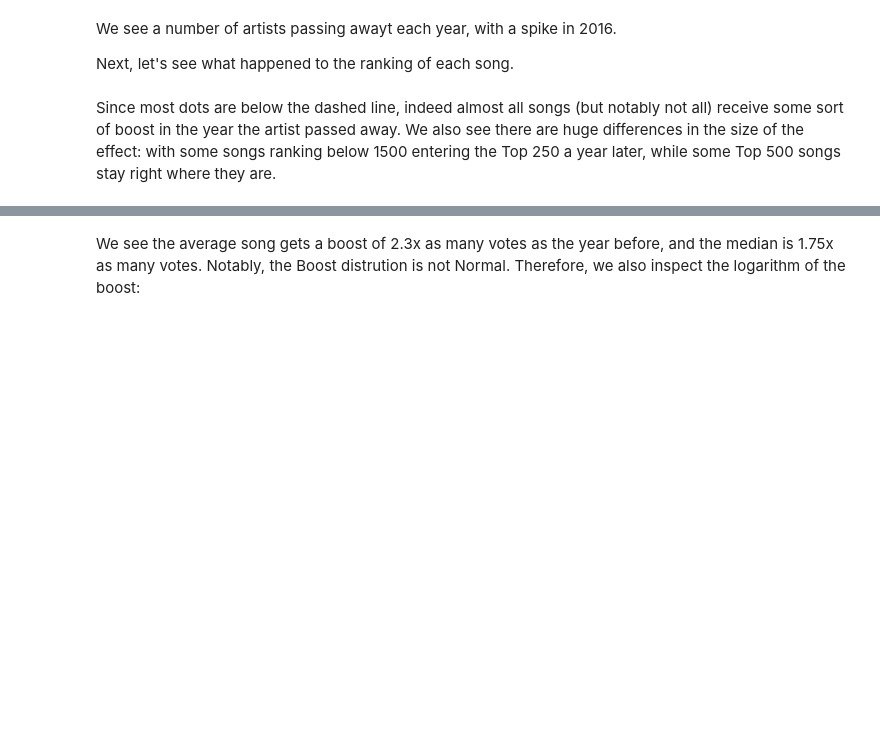
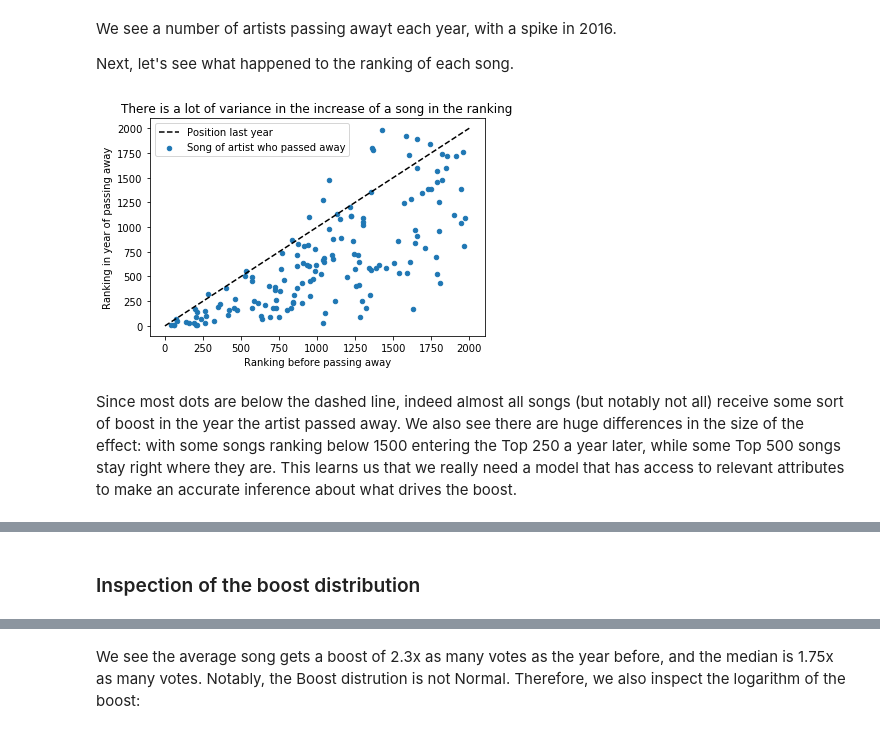
Before and after one commit to SjoerdCor/Top2000, a Jupyter notebook: src/Reading and understanding Top 2000 Data.ipynb, the cells around one changed output, grey strips where cells are left out. Drawn from its saved outputs; the diff is of its cells as text; code cells hidden in the pictures; blank space fills up the shorter version.

```diff
--- a/src/Reading and understanding Top 2000 Data.ipynb
+++ b/src/Reading and understanding Top 2000 Data.ipynb
@@ -122,13 +133,15 @@ We see a number of artists passing awayt each year, with a spike in 2016.
 
 Next, let's see what happened to the ranking of each song.
 # %%
-ax = df.plot(kind='scatter', x='RankLastYear', y='Rank', label='Song of artist who passed away')
+ax = df.plot(kind='scatter', x='RankLastYear', y='Rank', label='Song of artist who passed away', title='There is a lot of variance in the increase of a song in the ranking')
 ax.plot([0, 2000], [0, 2000], 'k--', label='Position last year')
 ax.set_xlabel('Ranking before passing away')
 ax.set_ylabel('Ranking in year of passing away')
 plt.legend()
 plt.show()
+# %% [output]
+[figure, added]
 # %% [markdown]
-Since most dots are below the dashed line, indeed almost all songs (but notably not all) receive some sort of boost in the year the artist passed away. We also see there are huge differences in the size of the effect: with some songs ranking below 1500 entering the Top 250 a year later, while some Top 500 songs stay right where they are.
+Since most dots are below the dashed line, indeed almost all songs (but notably not all) receive some sort of boost in the year the artist passed away. We also see there are huge differences in the size of the effect: with some songs ranking below 1500 entering the Top 250 a year later, while some Top 500 songs stay right where they are. This learns us that we really need a model that has access to relevant attributes to make an accurate inference about what drives the boost.
 # %% [markdown]
 For the analysis, the discrete nature of rankings is a problem; the difference between songs ranked 2000 and 1980 is very different from the songs ranked 21st and first. Therefore, we estimate the number of votes through a model developed by [Peter Meindertsma](https://www.petermeindertsma.nl/blog/benadering-aantal-stemmen-per-liedje-in-de-top-2000-van-2014/).
@@ -135,4 +149,6 @@ For the analysis, the discrete nature of rankings is a problem; the difference b
 Furthermore, we define a _Boost_  as the ratio between the percentage of votes of the song in the year of the artist passing away and the percentage of the vote of that song in the year before.
+# %% [markdown]
+### Inspection of the boost distribution
 # %%
 def plot_distribution(series, dist='norm', **kwargs):
     fig, axes = plt.subplots(1, 2, figsize=(8, 4))
```
Also changed, not shown: parts of 92 cells of this notebook.
